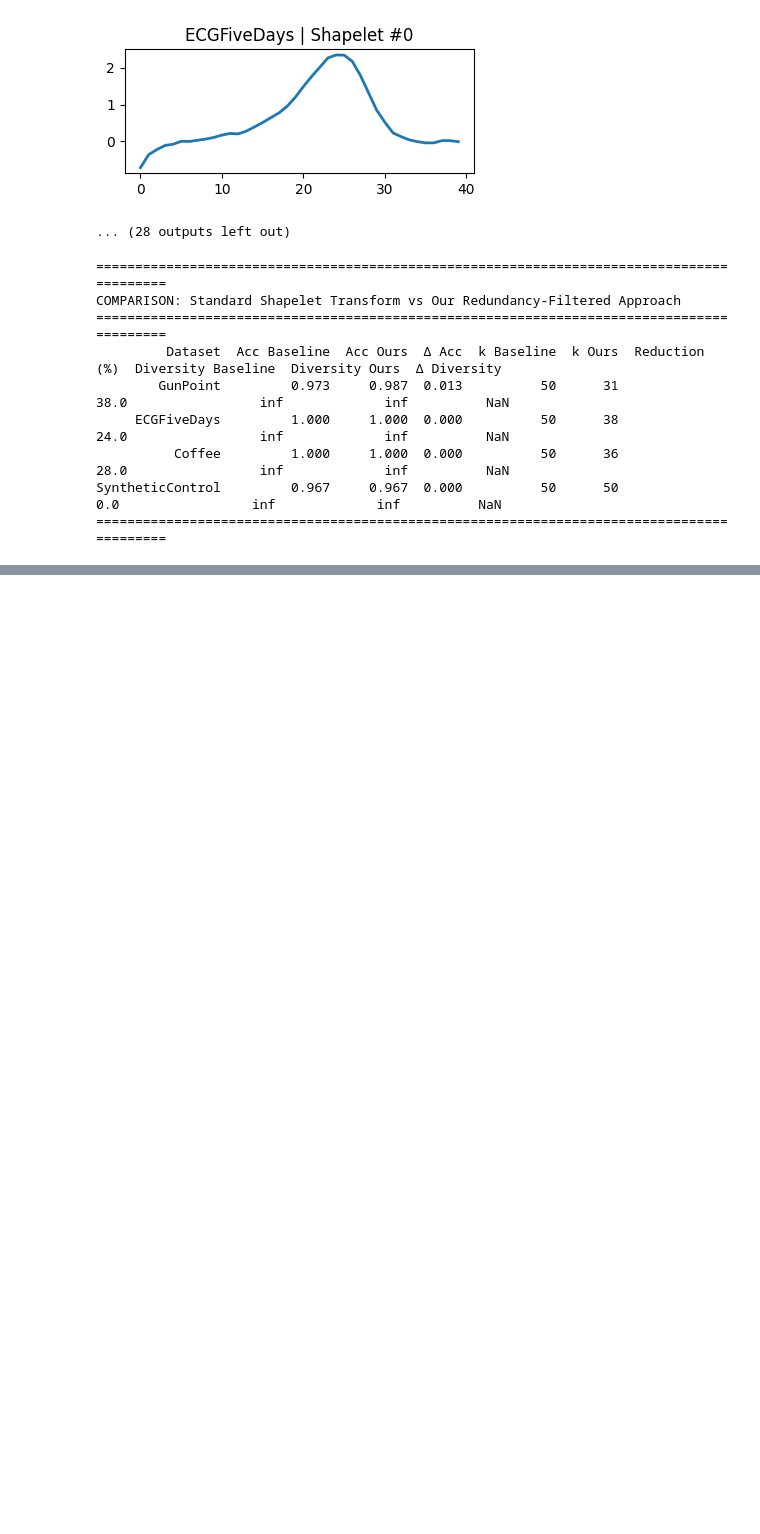
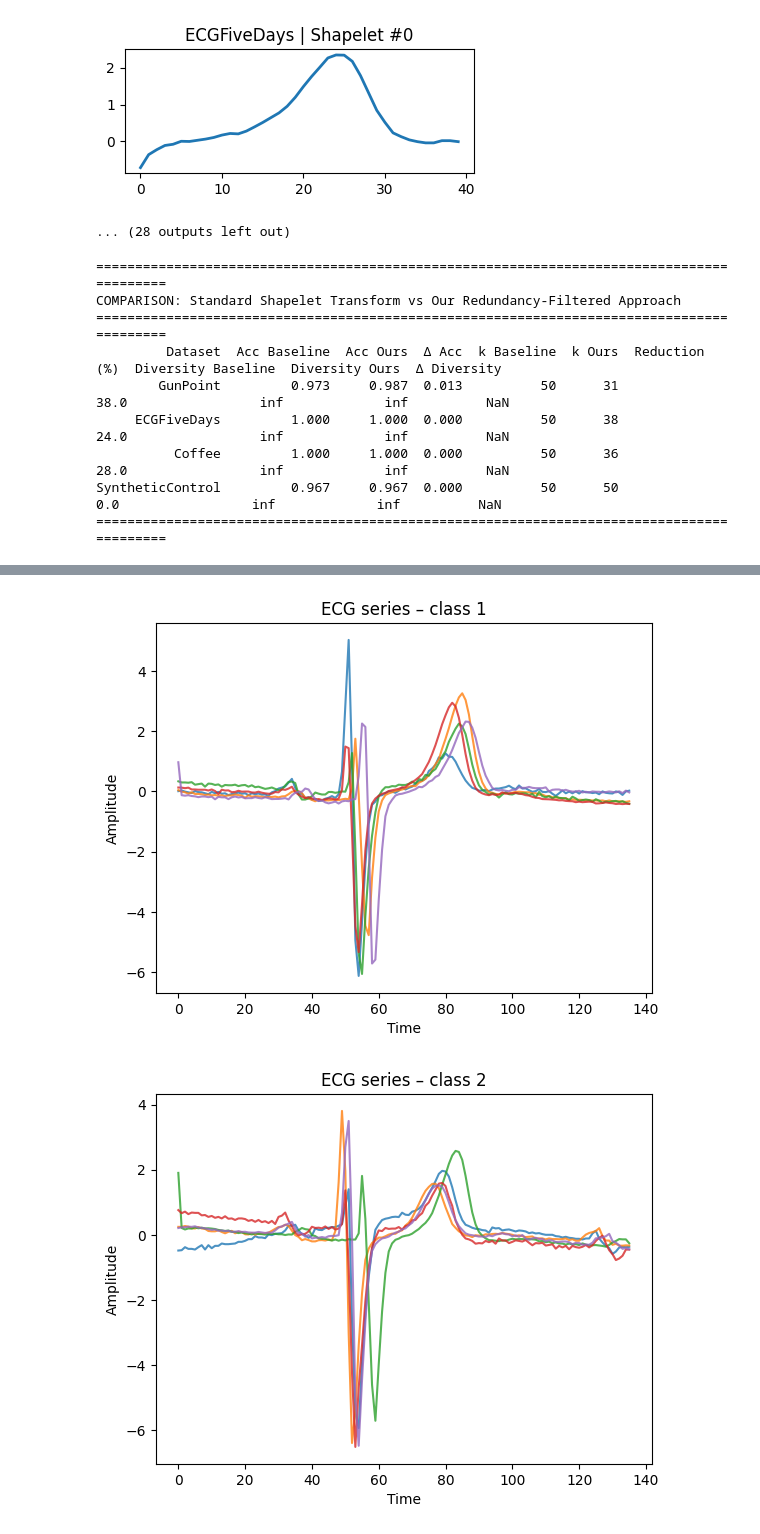
Before and after one commit to TristanoB/shapelet_transformation, a Jupyter notebook: implementation.ipynb, the cells around one changed output, grey strips where cells are left out. Saved outputs shown, nothing was run; the diff lists cells and outputs as text; code cells hidden in the pictures; blank space fills up the shorter version.

```diff
--- a/implementation.ipynb
+++ b/implementation.ipynb
@@ -1844,0 +1853,7 @@ SyntheticControl         0.967     0.967  0.000          50      50            0
+# %%
+X_train, y_train, X_test, y_test = load_ecg_fivedays()
+
+
+print("Train shape:", X_train.shape)
+print("Test shape :", X_test.shape)
+print("Classes:", np.unique(y_train, return_counts=True))
@@ -1844,0 +1867,18 @@ SyntheticControl         0.967     0.967  0.000          50      50            0
+# %%
+import matplotlib.pyplot as plt
+
+def plot_random_series(X, y, cls, n=5):
+    idx = np.where(y == cls)[0]
+    sel = np.random.choice(idx, n, replace=False)
+    for i in sel:
+        plt.plot(X[i], alpha=0.8)
+    plt.title(f"ECG series – class {cls}")
+    plt.xlabel("Time")
+    plt.ylabel("Amplitude")
+    plt.show()
+
+plot_random_series(X_train, y_train, cls=1)
+plot_random_series(X_train, y_train, cls=2)
+# %% [output]
+[figure, added]
+[figure, added]
```
Also changed, not shown: parts of 10 cells of this notebook.
